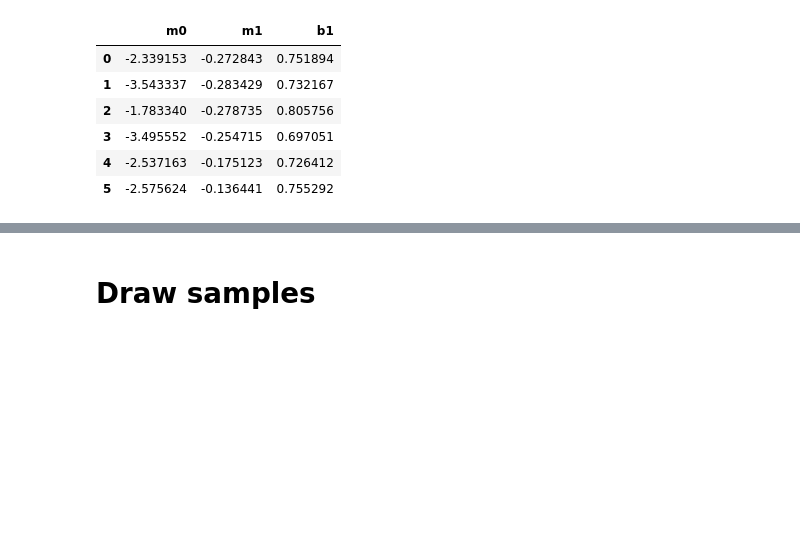
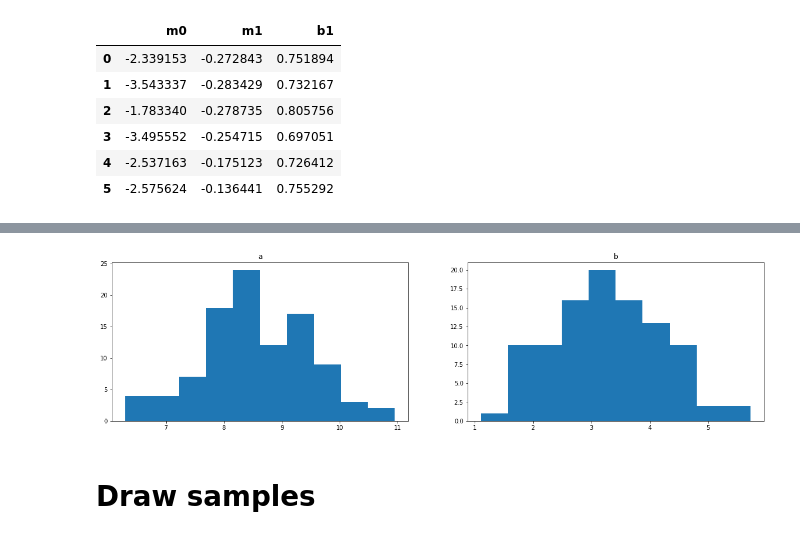
Before and after one commit to Neuromophic/Aging-aware-training, a Jupyter notebook: Aging Model/Aging Model double Linear.ipynb, the cells around one changed output, grey strips where cells are left out. Cells and saved outputs as stored; diff of their text form; code cells hidden in the pictures; blank space fills up the shorter version.

```diff
--- a/Aging Model/Aging Model double Linear.ipynb
+++ b/Aging Model/Aging Model double Linear.ipynb
@@ -104,3 +136,8 @@ param_data
 | 3 | -3.495552 | -0.254715 | 0.697051 |
 | 4 | -2.537163 | -0.175123 | 0.726412 |
 | 5 | -2.575624 | -0.136441 | 0.755292 |
+# %%
+param_data_exp_approx = pd.DataFrame(param_sets_exponent, columns = ['a', 'b'])
+params_scales = param_data_exp_approx.std()
+params_scales[param_data_exp_approx.max(0) < 0.001] = 0.
+param_data_exp_approx
@@ -122,3 +167,18 @@ for i, c in enumerate(param_data.columns):
+# %%
+from scipy.stats import norm, chi2, lognorm
+
+# maybe tranform them into a certain range and then invert them ?
+
+# some positive distribution to model the parameters
+base_dist = lognorm # chi2 # lognorm #   <--------------------------------------------- can try different ones here
+dists_exp = {c : base_dist(*base_dist.fit(param_data_exp_approx[c].abs()/param_data_exp_approx[c].std())) for c in param_data_exp_approx.columns}
+
+fig, ax = plt.subplots(1, param_data_exp_approx.shape[1], figsize=(20,5))
+for i, c in enumerate(param_data_exp_approx.columns):
+    ax[i].hist(dists_exp[c].rvs(100))
+    ax[i].set_title(c)
+# %% [output]
+[figure, added]
 # %% [markdown]
 # Draw samples
 # %%
```
Also changed, not shown: parts of 13 cells of this notebook, 4 other files.
